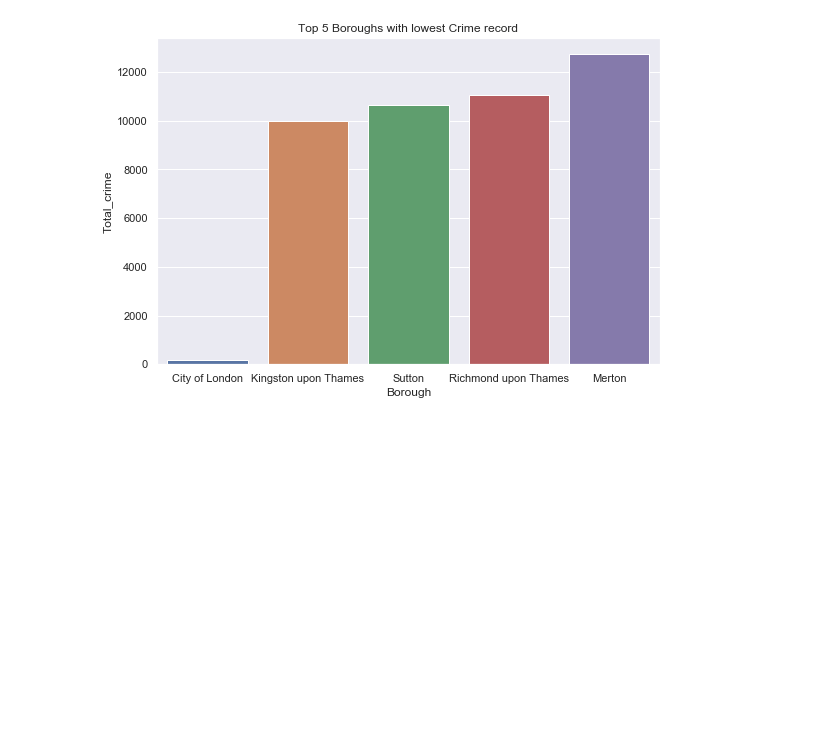
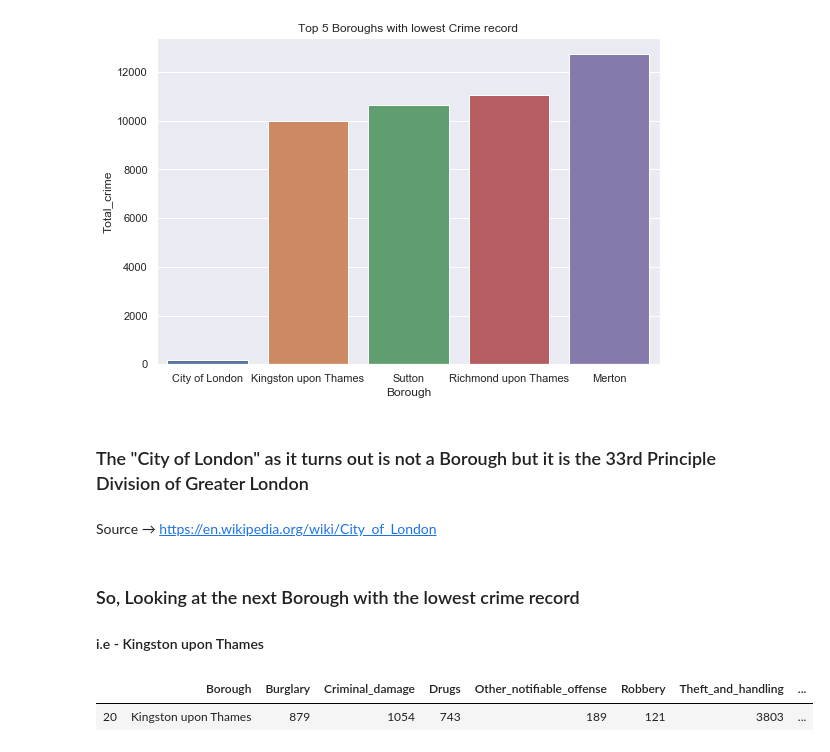
Before and after one commit to pratyushmp/Coursera_Capstone, a Jupyter notebook: The Battle of Neighborhoods/The Battle of Neighborhoods - London Neighborhood Clustering.ipynb, the cells around one changed output. Cells and saved outputs as stored; diff of their text form; code cells hidden in the pictures; blank space fills up the shorter version.

```diff
--- a/The Battle of Neighborhoods/The Battle of Neighborhoods - London Neighborhood Clustering.ipynb
+++ b/The Battle of Neighborhoods/The Battle of Neighborhoods - London Neighborhood Clustering.ipynb
@@ -349,3 +349,16 @@ sns.barplot(x = 'Borough', y = 'Total_crime', data = london_low_crime_plot)
 plt.title('Top 5 Boroughs with lowest Crime record');
 # %% [output]
 [figure]
+# %% [markdown]
+### The "City of London" as it turns out is not a Borough but it is the 33rd Principle Division of Greater London
+# %% [markdown]
+Source &#8594; https://en.wikipedia.org/wiki/City_of_London
+# %% [markdown]
+### So, Looking at the next Borough with the lowest crime record
+#### i.e - Kingston upon Thames
+# %%
+df1 = london.query("Borough == 'Kingston upon Thames'")
+df1
+# %% [output]
+|  | Borough | Burglary | Criminal_damage | Drugs | Other_notifiable_offense | Robbery | Theft_and_handling | ... |
+| 20 | Kingston upon Thames | 879 | 1054 | 743 | 189 | 121 | 3803 | ... |
```
Also changed, not shown: parts of 2 cells of this notebook.
